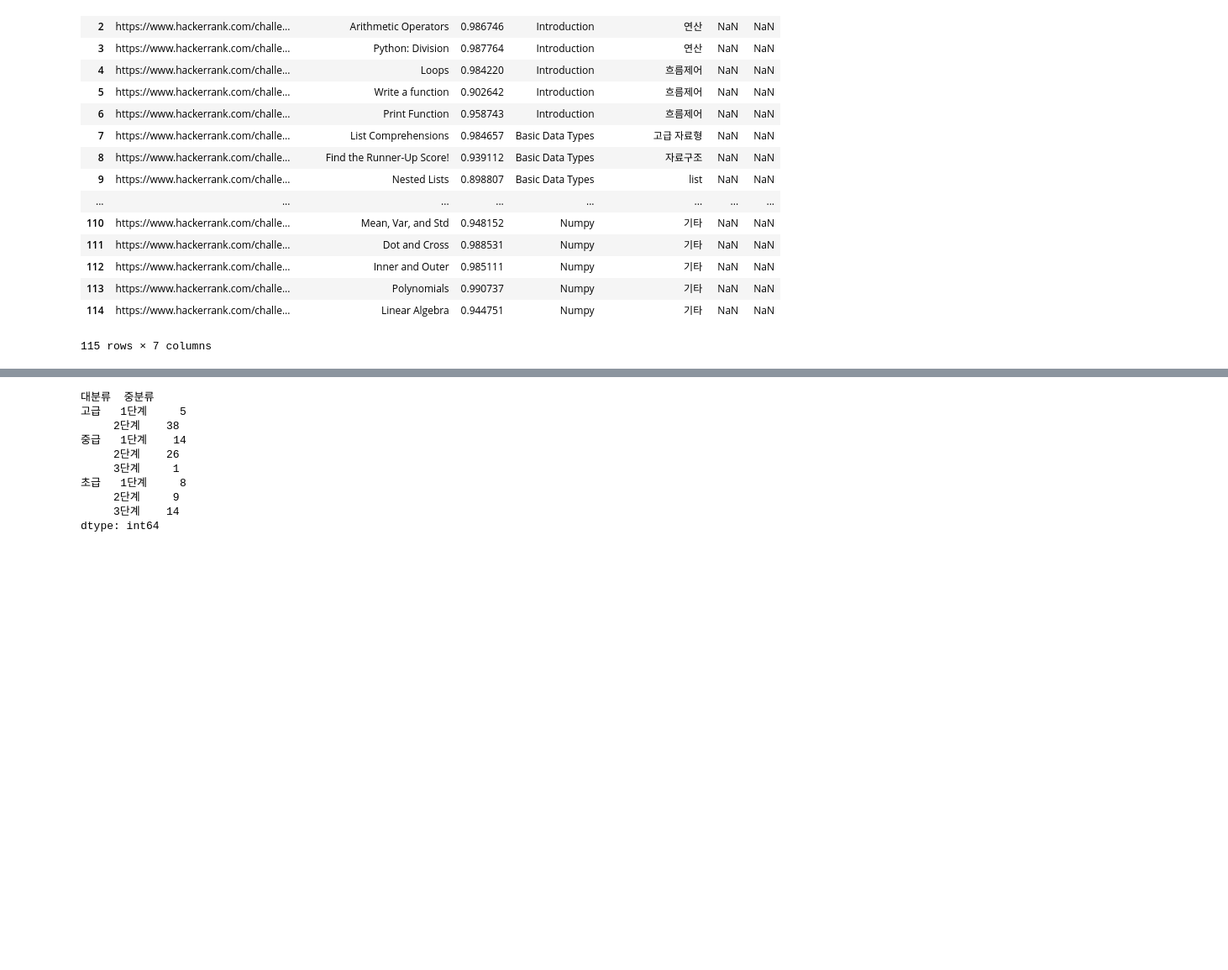
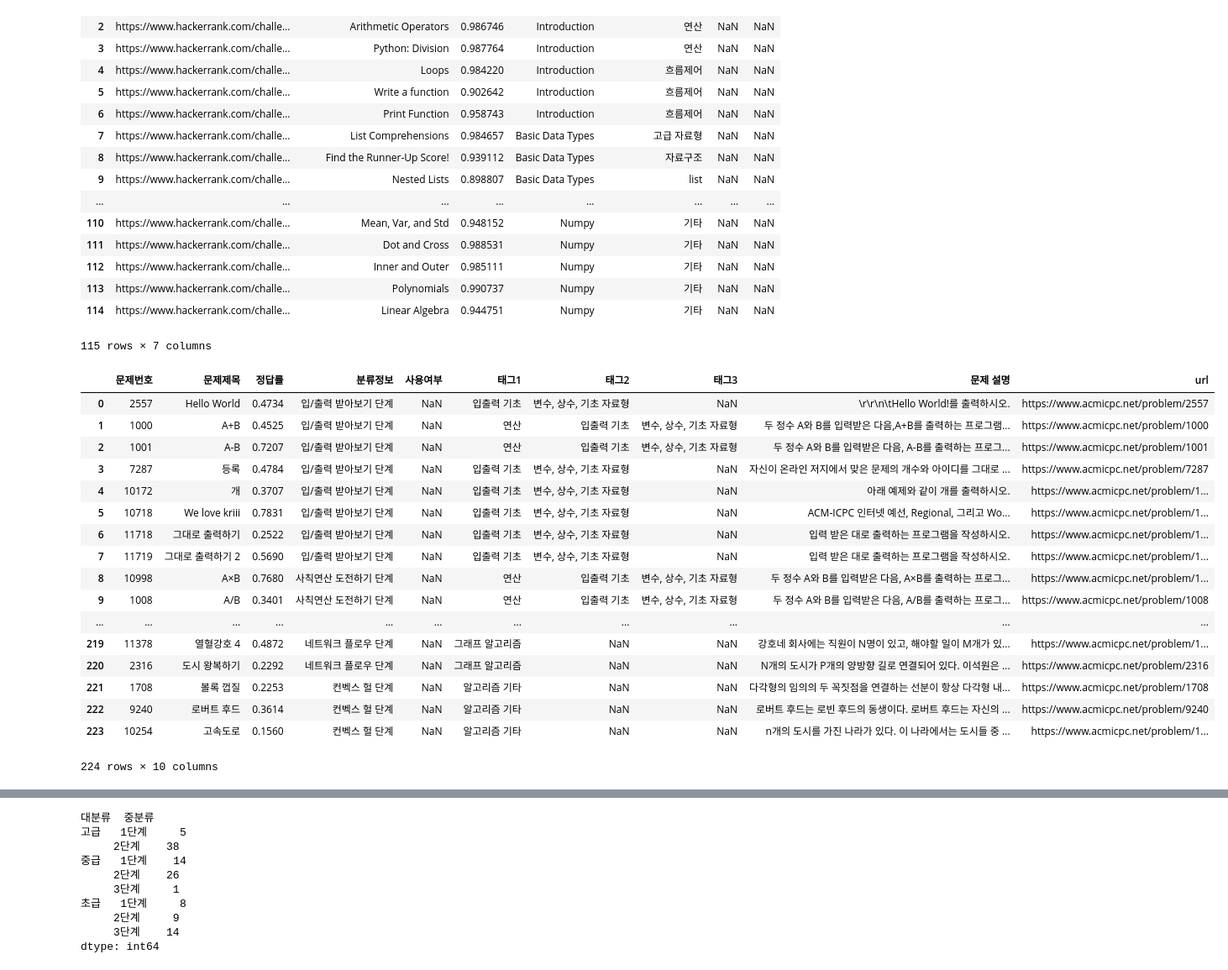
Before and after one commit to skkuse/2019spring_01class_team4, a Jupyter notebook: data/Problem_ex.ipynb, the cells around one changed output, grey strips where cells are left out. Shown at 84% size. Drawn from its saved outputs; the diff is of its cells as text; code cells hidden in the pictures; blank space fills up the shorter version.

```diff
--- a/data/Problem_ex.ipynb
+++ b/data/Problem_ex.ipynb
@@ -48,6 +55,27 @@ df_hr
 df_bj['url'] = 'https://www.acmicpc.net/problem/' + df_bj['문제번호'].apply(str)
 # %%
 df_bj = df_bj[df_bj['사용여부'] != df_bj['사용여부']]
+# %%
+df_bj
+# %% [output]
+|  | 문제번호 | 문제제목 | 정답률 | 분류정보 | 사용여부 | 태그1 | 태그2 | 태그3 | 문제 설명 | url |
+| 0 | 2557 | Hello World | 0.4734 | 입/출력 받아보기 단계 | NaN | 입출력 기초 | 변수, 상수, 기초 자료형 | NaN | \r\r\n\tHello World!를 출력하시오. | https://www.acmicpc.net/problem/2557 |
+| 1 | 1000 | A+B | 0.4525 | 입/출력 받아보기 단계 | NaN | 연산 | 입출력 기초 | 변수, 상수, 기초 자료형 | 두 정수 A와 B를 입력받은 다음,A+B를 출력하는 프로그램... | https://www.acmicpc.net/problem/1000 |
+| 2 | 1001 | A-B | 0.7207 | 입/출력 받아보기 단계 | NaN | 연산 | 입출력 기초 | 변수, 상수, 기초 자료형 | 두 정수 A와 B를 입력받은 다음, A-B를 출력하는 프로그... | https://www.acmicpc.net/problem/1001 |
+| 3 | 7287 | 등록 | 0.4784 | 입/출력 받아보기 단계 | NaN | 입출력 기초 | 변수, 상수, 기초 자료형 | NaN | 자신이 온라인 저지에서 맞은 문제의 개수와 아이디를 그대로 ... | https://www.acmicpc.net/problem/7287 |
+| 4 | 10172 | 개 | 0.3707 | 입/출력 받아보기 단계 | NaN | 입출력 기초 | 변수, 상수, 기초 자료형 | NaN | 아래 예제와 같이 개를 출력하시오. | https://www.acmicpc.net/problem/1... |
+| 5 | 10718 | We love kriii | 0.7831 | 입/출력 받아보기 단계 | NaN | 입출력 기초 | 변수, 상수, 기초 자료형 | NaN | ACM-ICPC 인터넷 예선, Regional, 그리고 Wo... | https://www.acmicpc.net/problem/1... |
+| 6 | 11718 | 그대로 출력하기 | 0.2522 | 입/출력 받아보기 단계 | NaN | 입출력 기초 | 변수, 상수, 기초 자료형 | NaN | 입력 받은 대로 출력하는 프로그램을 작성하시오. | https://www.acmicpc.net/problem/1... |
+| 7 | 11719 | 그대로 출력하기 2 | 0.5690 | 입/출력 받아보기 단계 | NaN | 입출력 기초 | 변수, 상수, 기초 자료형 | NaN | 입력 받은 대로 출력하는 프로그램을 작성하시오. | https://www.acmicpc.net/problem/1... |
+| 8 | 10998 | A×B | 0.7680 | 사칙연산 도전하기 단계 | NaN | 연산 | 입출력 기초 | 변수, 상수, 기초 자료형 | 두 정수 A와 B를 입력받은 다음, A×B를 출력하는 프로그... | https://www.acmicpc.net/problem/1... |
+| 9 | 1008 | A/B | 0.3401 | 사칙연산 도전하기 단계 | NaN | 연산 | 입출력 기초 | 변수, 상수, 기초 자료형 | 두 정수 A와 B를 입력받은 다음, A/B를 출력하는 프로그... | https://www.acmicpc.net/problem/1008 |
+| ... | ... | ... | ... | ... | ... | ... | ... | ... | ... | ... |
+| 219 | 11378 | 열혈강호 4 | 0.4872 | 네트워크 플로우 단계 | NaN | 그래프 알고리즘 | NaN | NaN | 강호네 회사에는 직원이 N명이 있고, 해야할 일이 M개가 있... | https://www.acmicpc.net/problem/1... |
+| 220 | 2316 | 도시 왕복하기 | 0.2292 | 네트워크 플로우 단계 | NaN | 그래프 알고리즘 | NaN | NaN | N개의 도시가 P개의 양방향 길로 연결되어 있다. 이석원은 ... | https://www.acmicpc.net/problem/2316 |
+| 221 | 1708 | 볼록 껍질 | 0.2253 | 컨벡스 헐 단계 | NaN | 알고리즘 기타 | NaN | NaN | 다각형의 임의의 두 꼭짓점을 연결하는 선분이 항상 다각형 내... | https://www.acmicpc.net/problem/1708 |
+| 222 | 9240 | 로버트 후드 | 0.3614 | 컨벡스 헐 단계 | NaN | 알고리즘 기타 | NaN | NaN | 로버트 후드는 로빈 후드의 동생이다. 로버트 후드는 자신의 ... | https://www.acmicpc.net/problem/9240 |
+| 223 | 10254 | 고속도로 | 0.1560 | 컨벡스 헐 단계 | NaN | 알고리즘 기타 | NaN | NaN | n개의 도시를 가진 나라가 있다. 이 나라에서는 도시들 중 ... | https://www.acmicpc.net/problem/1... |
+224 rows × 10 columns
 # %%
 df_bj['태그1'] = df_bj['태그1'].map(lambda x: x.replace('동적프로그래밍', '동적 프로그래밍'))
 df_bj['태그1'] = df_bj['태그1'].map(lambda x: x.replace('greedy', 'greedy algorithm'))
```
Also changed, not shown: parts of 17 cells of this notebook, 19 other files.
